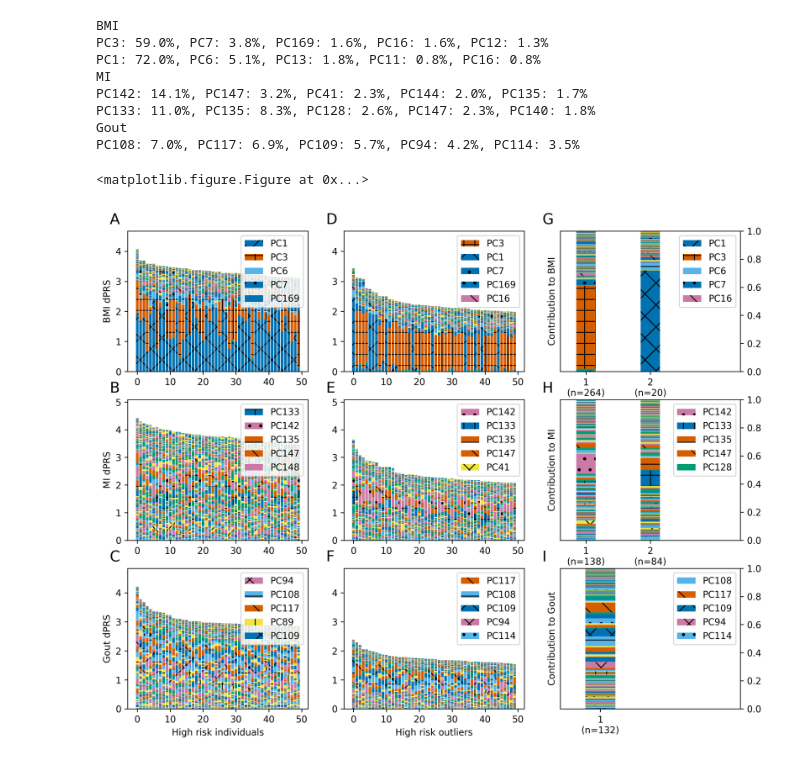
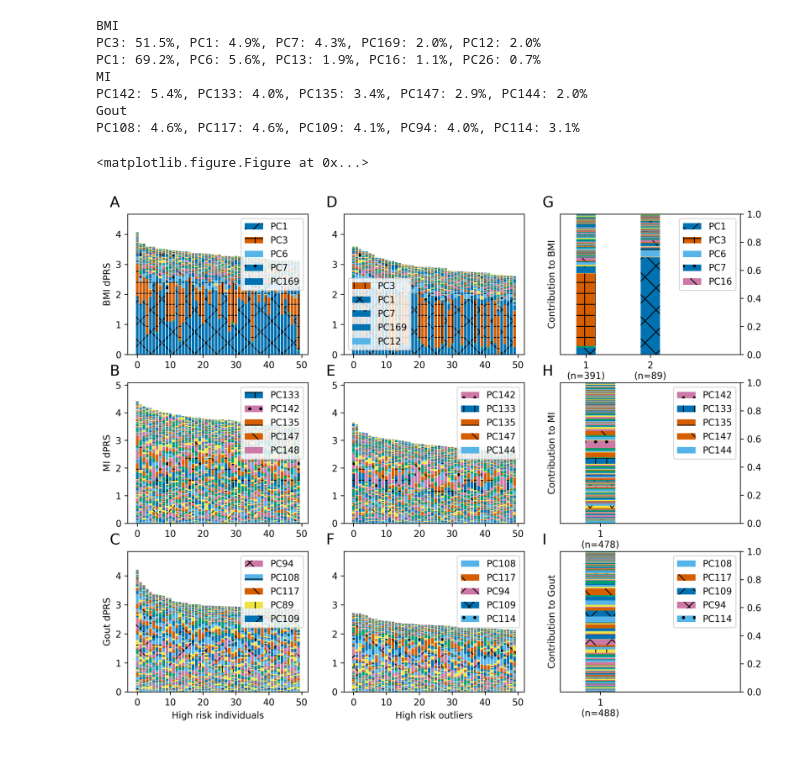
Before and after one commit to rivas-lab/degas-risk, a Jupyter notebook: figures/Figure4-Paint-Profiles.ipynb, the cells around one changed output. Drawn from its saved outputs; the diff is of its cells as text; code cells hidden in the pictures.

Commit message:
changed definition of centroid; misc pipeline updates

```diff
--- a/figures/Figure4-Paint-Profiles.ipynb
+++ b/figures/Figure4-Paint-Profiles.ipynb
@@ -83,9 +83,7 @@ for ix,phe_code in enumerate(phe_codes):
         is_bin=False
         regress=OLS
 
-    # built covariate-aware dPRS, sort individuals
-    #df['SCORE']=zscore(regress(dg[phe_code],
-    #                           dg[['dPRS','1']+covariate]).fit(disp=0).predict(df[['dPRS','1']+covariate]))
+    # center dPRS, sort individuals
     df['SCORE']=zscore(df['dPRS'])
     df.sort_values(by='SCORE',ascending=False,inplace=True)
 
@@ -112,10 +110,13 @@ for ix,phe_code in enumerate(phe_codes):
     plots[(width*ix)].legend([pc_plots[i] for i in top5pc], ['PC'+str(i+1) for i in top5pc], loc=1)
 
     # identify high risk outliers
-    drp_centroid=df[profl_pcs].median()
-    df['mahal']=df[profl_pcs].apply(lambda x: euclidean(x, drp_centroid), axis=1)
-    m_star=df['mahal'].mean() + 2*df['mahal'].std()
-    outliers=df.iloc[:int(0.1 * df.shape[0]),:].query('mahal > @m_star').index
+    fp=0.05
+    drp_centroid=df.iloc[:int(fp * df.shape[0]),:][profl_pcs].mean()
+    df['mahal']=df.iloc[:int(fp * df.shape[0]),:][profl_pcs].apply(lambda x: euclidean(x, drp_centroid), axis=1)
+    #VI=np.linalg.inv(df.iloc[:int(fp * df.shape[0]),:][profl_pcs].cov().values + 1e-12*np.eye(300))
+    #df['mahal']=df.iloc[:int(fp * df.shape[0]),:][profl_pcs].apply(lambda x: mahalanobis(x, drp_centroid, VI), axis=1)
+    m_star=df.iloc[:int(fp * df.shape[0]),:]['mahal'].mean() + df.iloc[:int(fp * df.shape[0]),:]['mahal'].std()
+    outliers=df.iloc[:int(fp * df.shape[0]),:].query('mahal > @m_star').index
 
     # (B): paint o=50 high risk outliers
     top5pc=np.argsort(df.loc[outliers,'SCORE'].dot(df.loc[outliers,profl_pcs])[:npc])[-5:][::-1]
@@ -135,7 +136,7 @@ for ix,phe_code in enumerate(phe_codes):
     # perform clustering
     k=1
     cluster = KMeans(n_clusters=k, n_init=25).fit(df.loc[outliers,profl_pcs])
-    pre_frac = 0.8 - 10.0/len(outliers)
+    pre_frac = 0.75 - 10.0/len(outliers)
     errors = [cluster.inertia_]
     for new_k in [2,3,4,5]:
         new_cluster = KMeans(n_clusters=new_k, n_init=25).fit(df.loc[outliers,profl_pcs])
@@ -159,36 +160,35 @@ for ix,phe_code in enumerate(phe_codes):
     # axis label
     plots[(width*ix)+2].set_xlabel('')
     plots[(width*ix)+2].set_ylabel('Contribution to '+phe_name)
     plots[(width*ix)+2].set_ylim((0, 1))
     plots[(width*ix)+2].set_xlim((-0.4,k+0.4))
     plots[(width*ix)+2].set_xticks(np.arange(k))
     plots[(width*ix)+2].set_xticklabels([str(x+1)+'\n(n='+str(y)+')' for x,y in
                               enumerate(list(pd.Series(cluster.labels_).value_counts()))])
     plots[(width*ix)+2].legend([p[i] for i in reversed(top5pcs)],
                                ['PC' + str(i+1) for i in reversed(top5pcs)])
     plots[(width*ix)+2].yaxis.tick_right()
 
     # stuff for the whole figure
     # add x axis labels to bottom
     if ix == len(phe_codes)-1:
         plots[(width*ix)+1].set_xlabel('High risk outliers')
         plots[(width*ix)].set_xlabel('High risk {}'.format('individuals' if is_bin else 'individuals'))
 
     # and figure labels to this round of plots
     for ix2 in range(width):
         plots[(width*ix)+ix2].text(-.1, 1.05, chr((ix%len(phe_codes))+65+ix2*len(phe_codes)),
                                    fontsize=16, transform=plots[(width*ix)+ix2].transAxes)
 
 plt.show()
 fig.savefig("pdfs/fig4.pdf", bbox_inches='tight')
 # %% [output]
 BMI
-PC3: 59.0%, PC7: 3.8%, PC169: 1.6%, PC16: 1.6%, PC12: 1.3%
-PC1: 72.0%, PC6: 5.1%, PC13: 1.8%, PC11: 0.8%, PC16: 0.8%
+PC3: 51.5%, PC1: 4.9%, PC7: 4.3%, PC169: 2.0%, PC12: 2.0%
+PC1: 69.2%, PC6: 5.6%, PC13: 1.9%, PC16: 1.1%, PC26: 0.7%
 MI
-PC142: 14.1%, PC147: 3.2%, PC41: 2.3%, PC144: 2.0%, PC135: 1.7%
-PC133: 11.0%, PC135: 8.3%, PC128: 2.6%, PC147: 2.3%, PC140: 1.8%
+PC142: 5.4%, PC133: 4.0%, PC135: 3.4%, PC147: 2.9%, PC144: 2.0%
 Gout
-PC108: 7.0%, PC117: 6.9%, PC109: 5.7%, PC94: 4.2%, PC114: 3.5%
+PC108: 4.6%, PC117: 4.6%, PC109: 4.1%, PC94: 4.0%, PC114: 3.1%
 <matplotlib.figure.Figure at 0x...>
-[figure, old version]
+[figure, new version]
```
Also changed, not shown: parts of 5 cells of this notebook, 3 other files.
